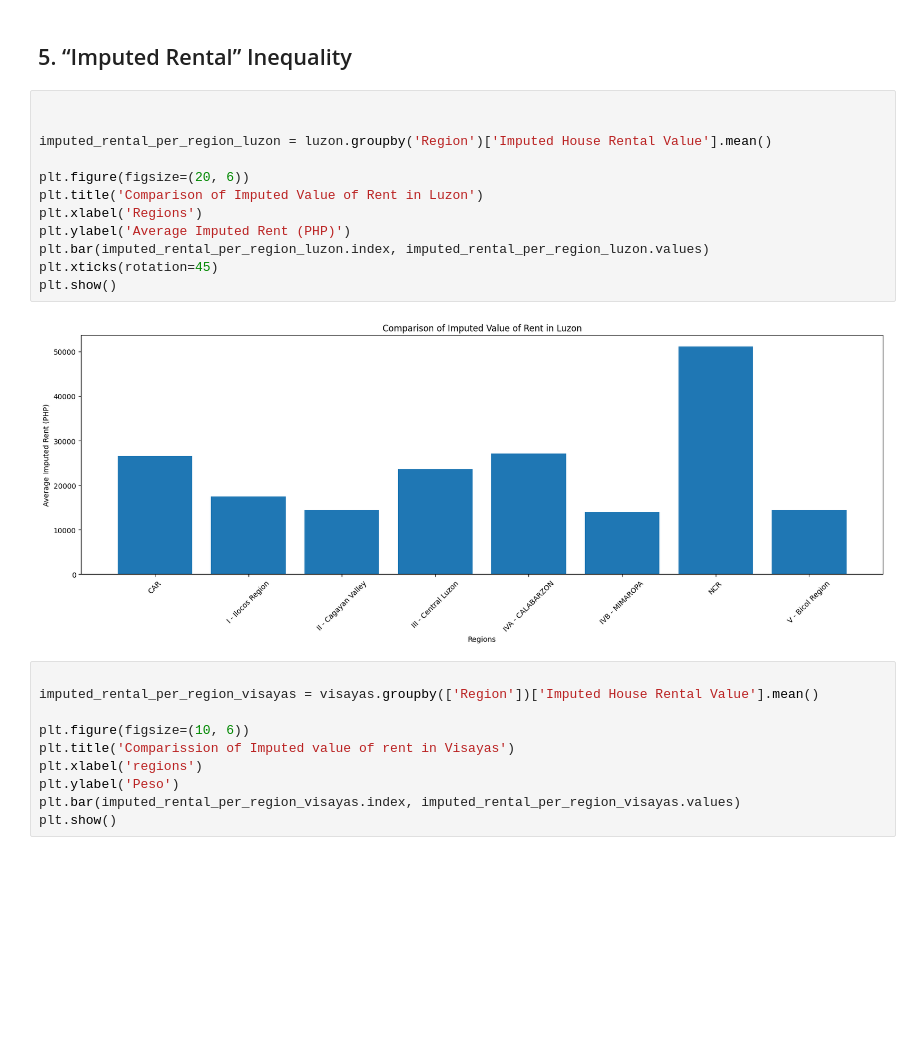
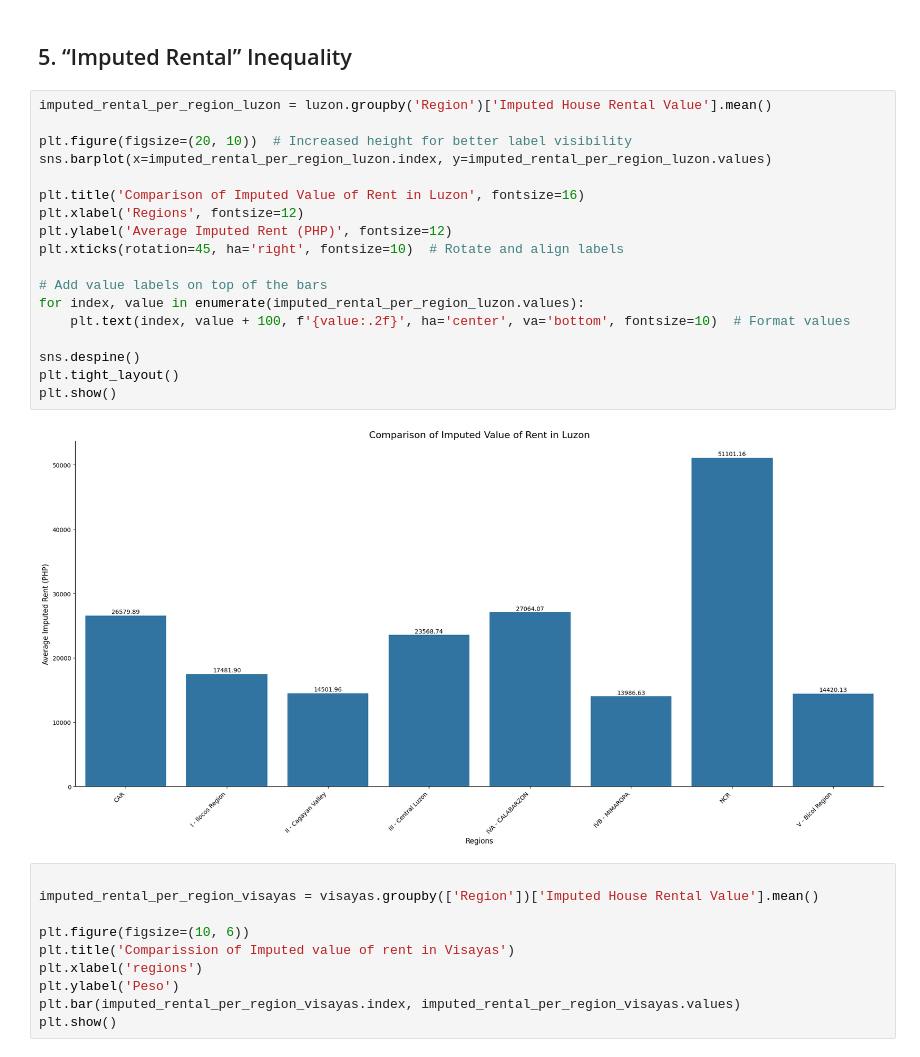
Before and after one commit to Meinya312/PROJECT-ITD-, a Jupyter notebook: project.ipynb, the cells around one changed output. Saved outputs shown, nothing was run; the diff lists cells and outputs as text; blank space fills up the shorter version.

```diff
--- a/project.ipynb
+++ b/project.ipynb
@@ -212,19 +241,25 @@ Name: count, dtype: float64
 # %% [markdown]
 <h2>5. “Imputed Rental” Inequality</h2>
 # %%
-
-
 imputed_rental_per_region_luzon = luzon.groupby('Region')['Imputed House Rental Value'].mean()
 
-plt.figure(figsize=(20, 6))
-plt.title('Comparison of Imputed Value of Rent in Luzon')
-plt.xlabel('Regions')
-plt.ylabel('Average Imputed Rent (PHP)')
-plt.bar(imputed_rental_per_region_luzon.index, imputed_rental_per_region_luzon.values)
-plt.xticks(rotation=45)
+plt.figure(figsize=(20, 10))  # Increased height for better label visibility
+sns.barplot(x=imputed_rental_per_region_luzon.index, y=imputed_rental_per_region_luzon.values)
+
+plt.title('Comparison of Imputed Value of Rent in Luzon', fontsize=16)
+plt.xlabel('Regions', fontsize=12)
+plt.ylabel('Average Imputed Rent (PHP)', fontsize=12)
+plt.xticks(rotation=45, ha='right', fontsize=10)  # Rotate and align labels
+
+# Add value labels on top of the bars
+for index, value in enumerate(imputed_rental_per_region_luzon.values):
+    plt.text(index, value + 100, f'{value:.2f}', ha='center', va='bottom', fontsize=10)  # Format values
+
+sns.despine()
+plt.tight_layout()
 plt.show()
 # %% [output]
-[figure, old version]
+[figure, new version]
 # %%
 
 imputed_rental_per_region_visayas = visayas.groupby(['Region'])['Imputed House Rental Value'].mean()
```
Also changed, not shown: parts of 4 cells of this notebook.
